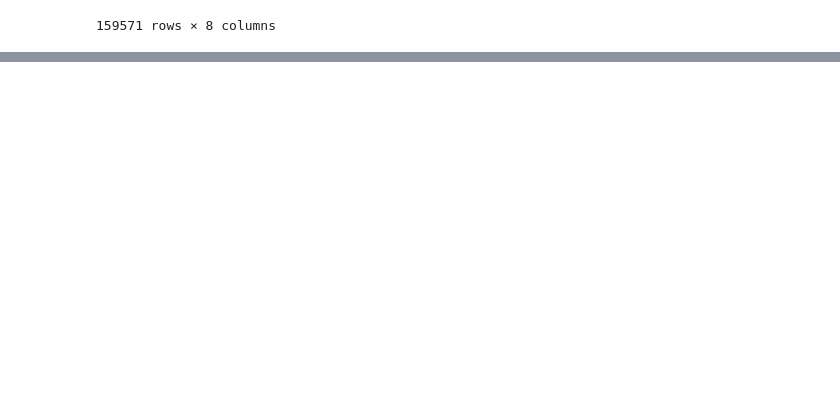
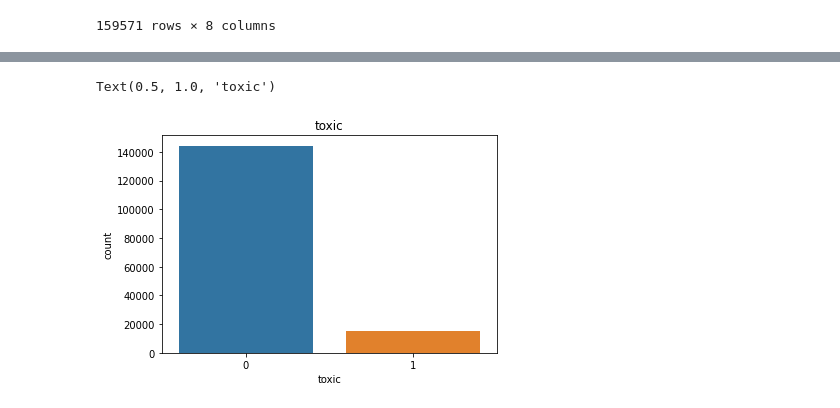
Before and after one commit to amiruddinsaifi/Technocolabs, a Jupyter notebook: toxic comment classification.ipynb, the cells around one changed output, grey strips where cells are left out. Cells and saved outputs as stored; diff of their text form; code cells hidden in the pictures; blank space fills up the shorter version.

```diff
--- a/toxic comment classification.ipynb
+++ b/toxic comment classification.ipynb
@@ -23,0 +87,7 @@ train
+# %%
+# Lets plot a countplot using seaborn librery to see how many recoreds are there toxic or not
+sns.countplot(x='toxic', data=train)
+plt.title('toxic')
+# %% [output]
+Text(0.5, 1.0, 'toxic')
+[figure, added]
```
Also changed, not shown: parts of 93 cells of this notebook.
